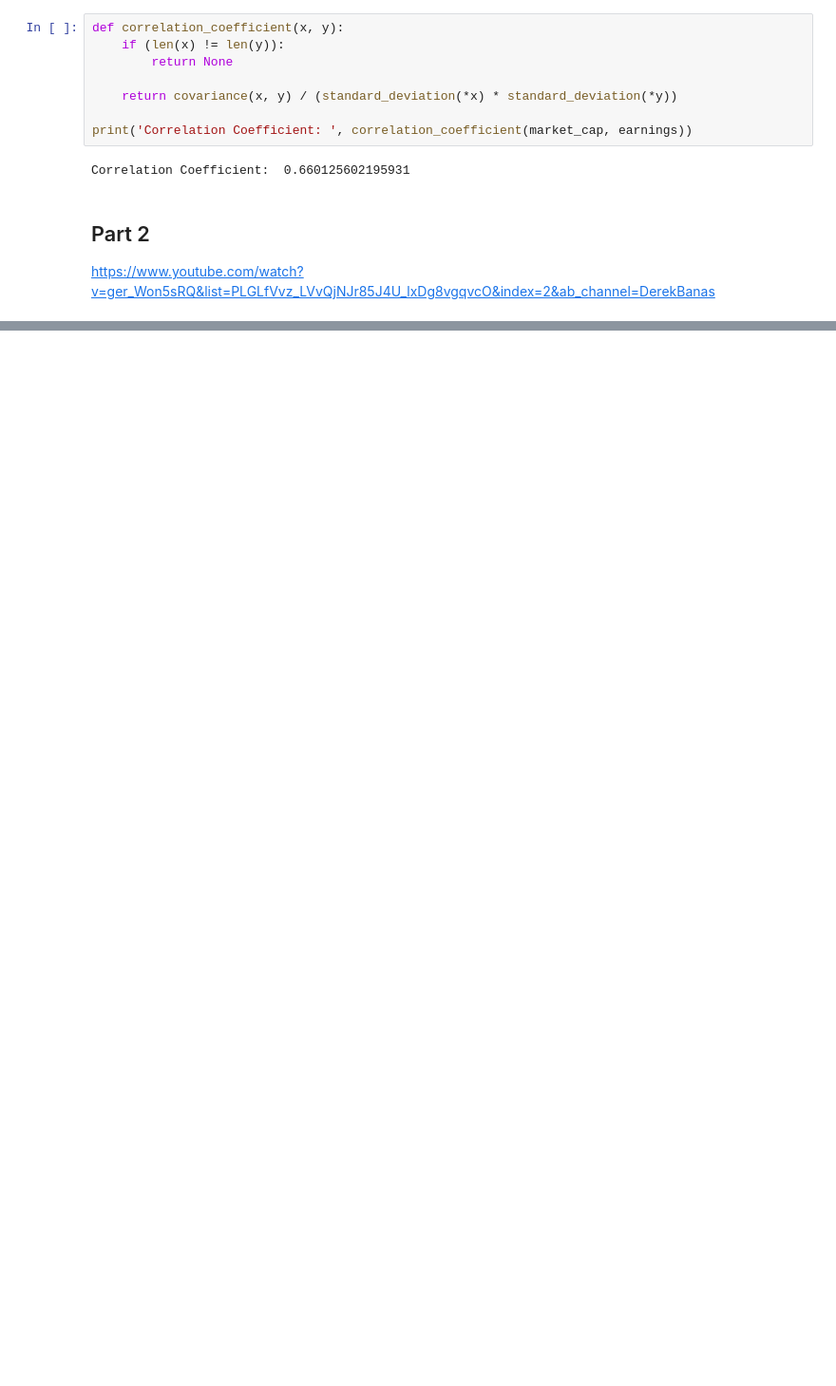
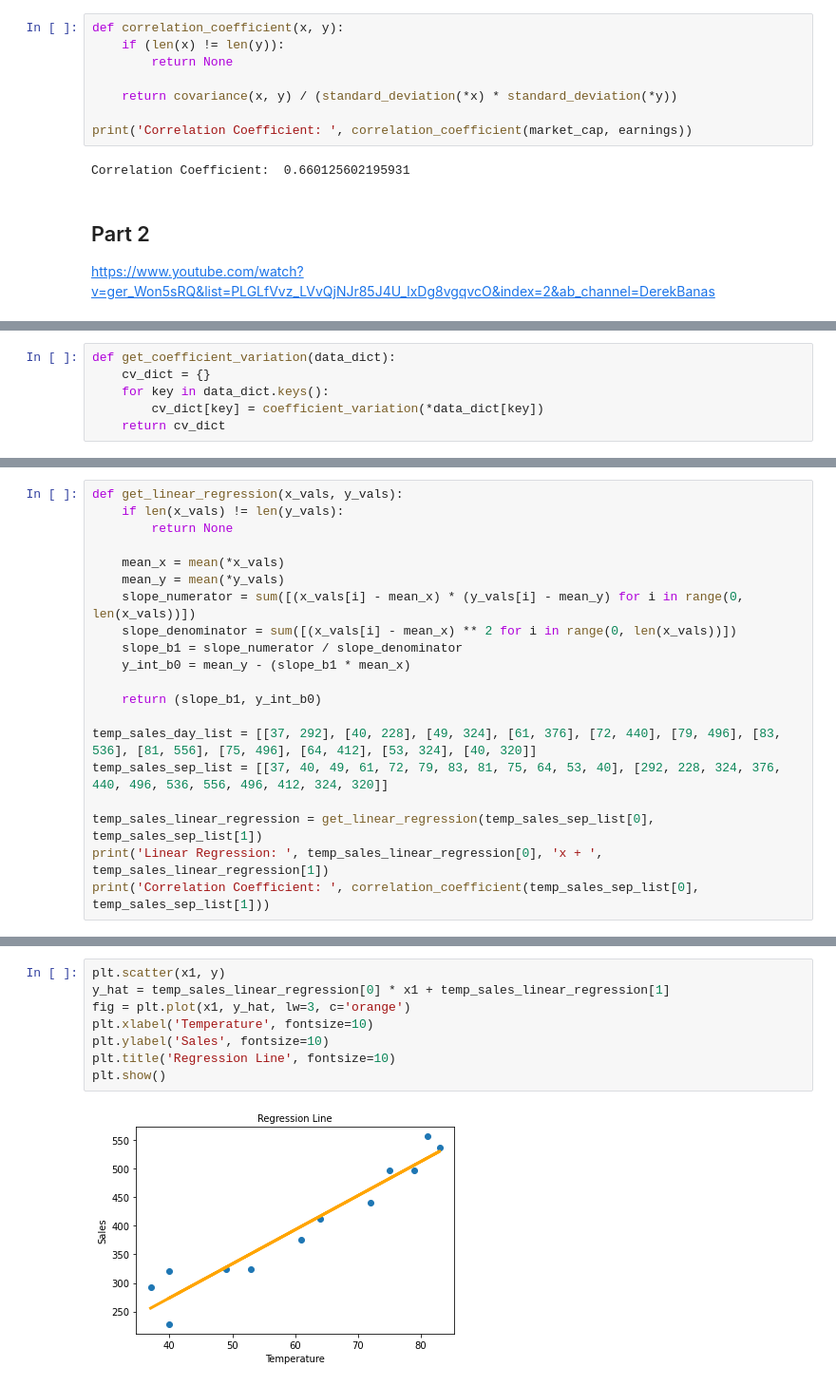
Before and after one commit to Stepheng753/MathProjects, a Jupyter notebook: StatisticsTutorial/Stats.ipynb, the cells around one changed output, grey strips where cells are left out. Shown at 95% size. Drawn from its saved outputs; the diff is of its cells as text; blank space fills up the shorter version.

```diff
--- a/StatisticsTutorial/Stats.ipynb
+++ b/StatisticsTutorial/Stats.ipynb
@@ -164,0 +297,6 @@ https://www.youtube.com/watch?v=ger_Won5sRQ&list=PLGLfVvz_LVvQjNJr85J4U_lxDg8vgq
+# %%
+def get_coefficient_variation(data_dict):
+    cv_dict = {}
+    for key in data_dict.keys():
+        cv_dict[key] = coefficient_variation(*data_dict[key])
+    return cv_dict
@@ -164,0 +712,20 @@ https://www.youtube.com/watch?v=ger_Won5sRQ&list=PLGLfVvz_LVvQjNJr85J4U_lxDg8vgq
+# %%
+def get_linear_regression(x_vals, y_vals):
+    if len(x_vals) != len(y_vals):
+        return None
+
+    mean_x = mean(*x_vals)
+    mean_y = mean(*y_vals)
+    slope_numerator = sum([(x_vals[i] - mean_x) * (y_vals[i] - mean_y) for i in range(0, len(x_vals))])
+    slope_denominator = sum([(x_vals[i] - mean_x) ** 2 for i in range(0, len(x_vals))])
+    slope_b1 = slope_numerator / slope_denominator
+    y_int_b0 = mean_y - (slope_b1 * mean_x)
+
+    return (slope_b1, y_int_b0)
+
+temp_sales_day_list = [[37, 292], [40, 228], [49, 324], [61, 376], [72, 440], [79, 496], [83, 536], [81, 556], [75, 496], [64, 412], [53, 324], [40, 320]]
+temp_sales_sep_list = [[37, 40, 49, 61, 72, 79, 83, 81, 75, 64, 53, 40], [292, 228, 324, 376, 440, 496, 536, 556, 496, 412, 324, 320]]
+
+temp_sales_linear_regression = get_linear_regression(temp_sales_sep_list[0], temp_sales_sep_list[1])
+print('Linear Regression: ', temp_sales_linear_regression[0], 'x + ', temp_sales_linear_regression[1])
+print('Correlation Coefficient: ', correlation_coefficient(temp_sales_sep_list[0], temp_sales_sep_list[1]))
@@ -164,0 +792,10 @@ https://www.youtube.com/watch?v=ger_Won5sRQ&list=PLGLfVvz_LVvQjNJr85J4U_lxDg8vgq
+# %%
+plt.scatter(x1, y)
+y_hat = temp_sales_linear_regression[0] * x1 + temp_sales_linear_regression[1]
+fig = plt.plot(x1, y_hat, lw=3, c='orange')
+plt.xlabel('Temperature', fontsize=10)
+plt.ylabel('Sales', fontsize=10)
+plt.title('Regression Line', fontsize=10)
+plt.show()
+# %% [output]
+[figure, added]
```
Also changed, not shown: parts of 61 cells of this notebook, 4 other files.
